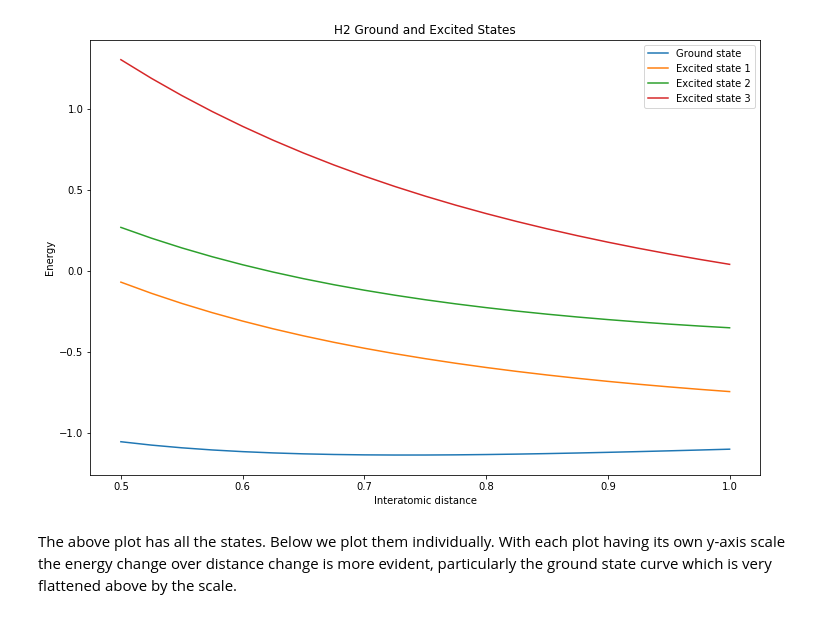
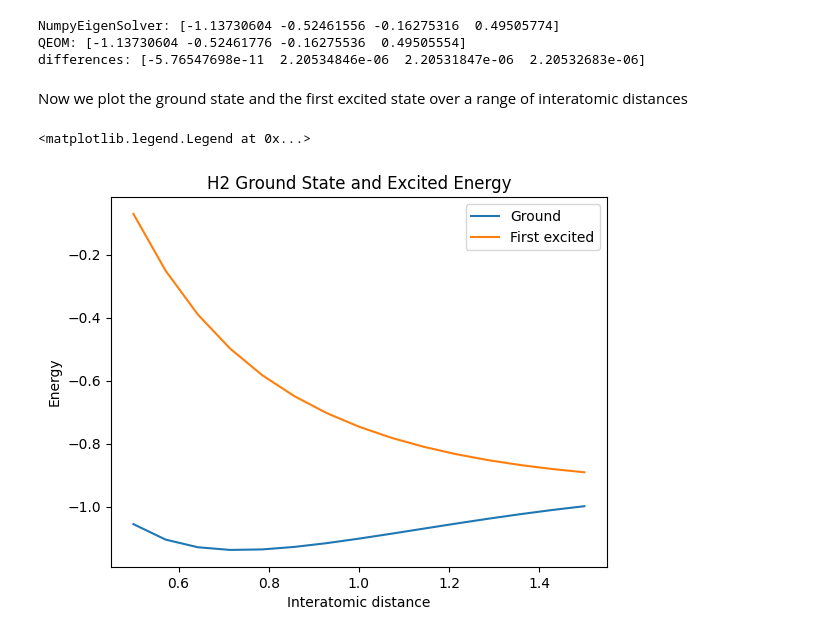
Before and after one commit to qiskit-community/qiskit-community-tutorials, a Jupyter notebook: chemistry/h2_excited_states.ipynb, the cells around one changed output. Drawn from its saved outputs; the diff is of its cells as text; code cells hidden in the pictures.

Commit message:
h2_excited_states updated

```diff
--- a/chemistry/h2_excited_states.ipynb
+++ b/chemistry/h2_excited_states.ipynb
@@ -62,0 +22,5 @@ Energies: [[-1.05515979 -1.07591366 -1.09262991 -1.10591805 -1.11628601 -1.12416
+# %%
+driver = PySCFDriver(atom="H 0 0 0; H 0 0 0.735", basis="sto3g")
+molecule = driver.run()
+
+mapper = ParityMapper(num_particles=molecule.num_particles)
@@ -63,14 +57,50 @@ Energies: [[-1.05515979 -1.07591366 -1.09262991 -1.10591805 -1.11628601 -1.12416
+# %%
+print(f'NumpyEigenSolver: {numpy_results.total_energies}')
+print(f'QEOM: {qeom_results.total_energies}')
+print(f'differences: {numpy_results.total_energies - qeom_results.total_energies}')
+# %% [output]
+NumpyEigenSolver: [-1.13730604 -0.52461556 -0.16275316  0.49505774]
+QEOM: [-1.13730604 -0.52461776 -0.16275536  0.49505554]
+differences: [-5.76547698e-11  2.20534846e-06  2.20531847e-06  2.20532683e-06]
+# %% [markdown]
+Now we plot the ground state and the first excited state over a range of interatomic distances
+# %%
+distances = np.linspace(0.5, 1.5, 15)
+
+ground = np.zeros_like(distances)
+first_excited = np.zeros_like(distances)
+
+for i, d in enumerate(distances):
+    driver = PySCFDriver(atom=f"H 0 0 0; H 0 0 {d}", basis="sto3g")
+    molecule = driver.run()
+    mapper = ParityMapper(num_particles=molecule.num_particles)
+
+    ansatz = UCCSD(
+        molecule.num_spatial_orbitals,
+        molecule.num_particles,
+        mapper,
+        initial_state=HartreeFock(
+            molecule.num_spatial_orbitals,
+            molecule.num_particles,
+            mapper,
+        ),
+    )
+    estimator = Estimator()
+    solver = VQE(estimator, ansatz, SLSQP())
+    solver.initial_point = [0.0] * ansatz.num_parameters
+    gse = GroundStateEigensolver(mapper, solver)
+    qeom_excited_states_solver = QEOM(gse, estimator, "s", EvaluationRule.ALL)
+    qeom_results = qeom_excited_states_solver.solve(molecule)
+
+    ground[i] = qeom_results.total_energies[0]
+    first_excited[i] = qeom_results.total_energies[1]
 # %%
-pylab.rcParams['figure.figsize'] = (12, 8)
-for j in range(energies.shape[0]):
-    label = 'Ground state' if j ==0 else 'Excited state {}'.format(j)
-    pylab.plot(distances, energies[j], label=label)
+pylab.plot(distances, ground, label='Ground')
+pylab.plot(distances, first_excited, label='First excited')
 pylab.xlabel('Interatomic distance')
 pylab.ylabel('Energy')
-pylab.title('H2 Ground and Excited States')
+pylab.title('H2 Ground State and Excited Energy')
 pylab.legend(loc='upper right')
-pylab.show()
 # %% [output]
+<matplotlib.legend.Legend at 0x...>
-[figure, old version]
+[figure, new version]
-# %% [markdown]
-The above plot has all the states. Below we plot them individually. With each plot having its own y-axis scale the energy change over distance change is more evident, particularly the ground state curve which is very flattened above by the scale.
```
Also changed, not shown: parts of 8 cells of this notebook, 1 other file.
